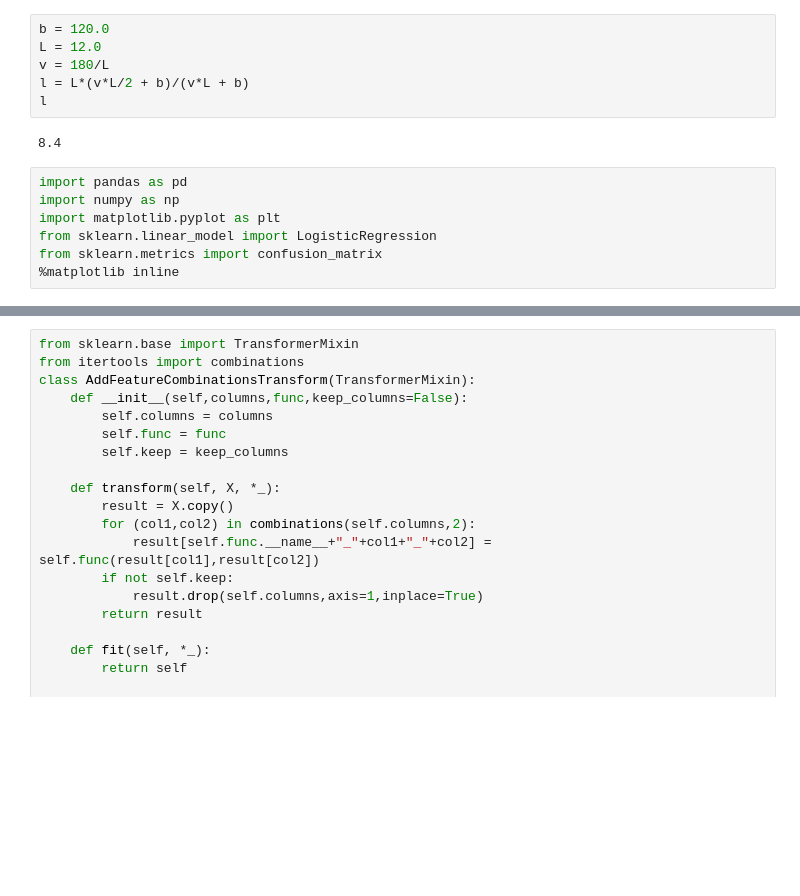
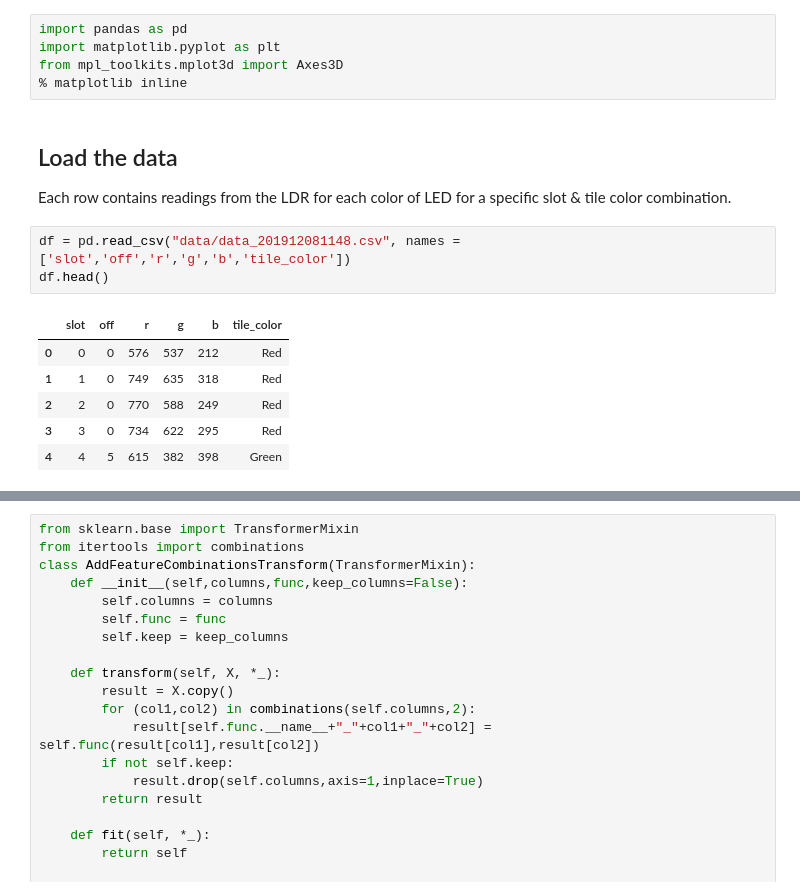
Before and after one commit to finnhacks42/primo, a Jupyter notebook: code/board/Explore.ipynb, the cells around one changed output, grey strips where cells are left out. Drawn from its saved outputs; the diff is of its cells as text; blank space fills up the shorter version.

```diff
--- a/code/board/Explore.ipynb
+++ b/code/board/Explore.ipynb
@@ -1,15 +1,19 @@
-# %%
-b = 120.0
-L = 12.0
-v = 180/L
-l = L*(v*L/2 + b)/(v*L + b)
-l
-# %% [output]
-8.4
 # %%
 import pandas as pd
-import numpy as np
 import matplotlib.pyplot as plt
-from sklearn.linear_model import LogisticRegression
-from sklearn.metrics import confusion_matrix
-%matplotlib inline
+from mpl_toolkits.mplot3d import Axes3D
+% matplotlib inline
+# %% [markdown]
+## Load the data
+
+Each row contains readings from the LDR for each color of LED for a specific slot & tile color combination.
+# %%
+df = pd.read_csv("data/data_201912081148.csv", names = ['slot','off','r','g','b','tile_color'])
+df.head()
+# %% [output]
+|  | slot | off | r | g | b | tile_color |
+| 0 | 0 | 0 | 576 | 537 | 212 | Red |
+| 1 | 1 | 0 | 749 | 635 | 318 | Red |
+| 2 | 2 | 0 | 770 | 588 | 249 | Red |
+| 3 | 3 | 0 | 734 | 622 | 295 | Red |
+| 4 | 4 | 5 | 615 | 382 | 398 | Green |
```
Also changed, not shown: parts of 12 cells of this notebook, 5 other files.
